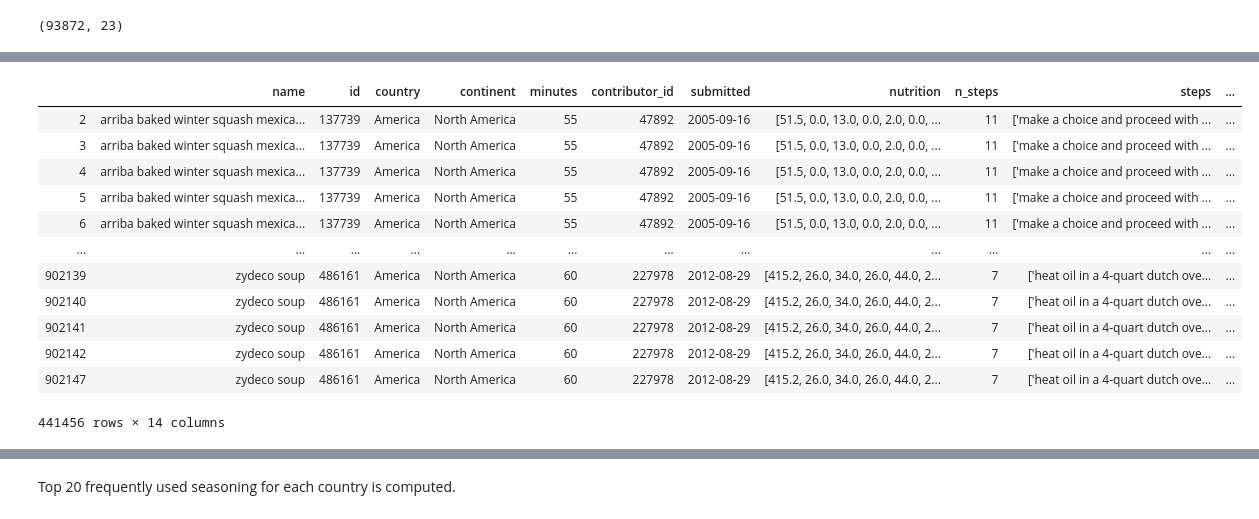
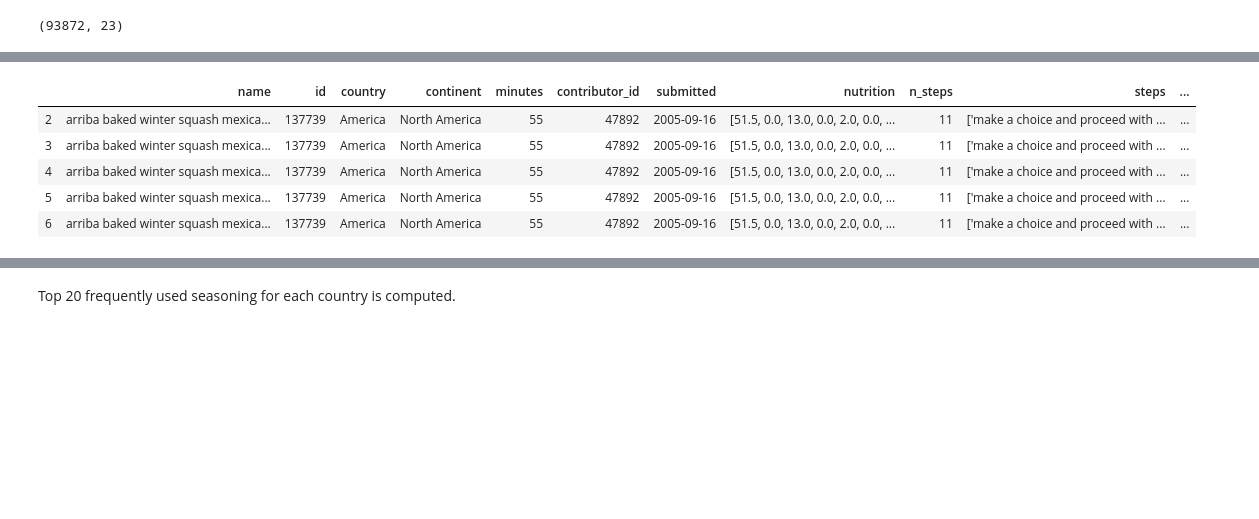
Before and after one commit to JiahuaWU/ada2019, a Jupyter notebook: cleaning.ipynb, the cells around one changed output, grey strips where cells are left out. Drawn from its saved outputs; the diff is of its cells as text; code cells hidden in the pictures; blank space fills up the shorter version.

```diff
--- a/cleaning.ipynb
+++ b/cleaning.ipynb
@@ -431,21 +418,14 @@ recipe_ingre['seasoning'] = recipe_ingre['seasoning'].apply(ast.literal_eval)
 recipe_ingre.reset_index(drop = True, inplace = True)
 recipe_ingre.drop(index = recipe_ingre[recipe_ingre['seasoning'].apply(len) == 0].index, inplace = True)
 # %%
-recipe_ingre
+recipe_ingre.head()
 # %% [output]
 |  | name | id | country | continent | minutes | contributor_id | submitted | nutrition | n_steps | steps | ... |
 | 2 | arriba baked winter squash mexica... | 137739 | America | North America | 55 | 47892 | 2005-09-16 | [51.5, 0.0, 13.0, 0.0, 2.0, 0.0, ... | 11 | ['make a choice and proceed with ... | ... |
 | 3 | arriba baked winter squash mexica... | 137739 | America | North America | 55 | 47892 | 2005-09-16 | [51.5, 0.0, 13.0, 0.0, 2.0, 0.0, ... | 11 | ['make a choice and proceed with ... | ... |
 | 4 | arriba baked winter squash mexica... | 137739 | America | North America | 55 | 47892 | 2005-09-16 | [51.5, 0.0, 13.0, 0.0, 2.0, 0.0, ... | 11 | ['make a choice and proceed with ... | ... |
 | 5 | arriba baked winter squash mexica... | 137739 | America | North America | 55 | 47892 | 2005-09-16 | [51.5, 0.0, 13.0, 0.0, 2.0, 0.0, ... | 11 | ['make a choice and proceed with ... | ... |
 | 6 | arriba baked winter squash mexica... | 137739 | America | North America | 55 | 47892 | 2005-09-16 | [51.5, 0.0, 13.0, 0.0, 2.0, 0.0, ... | 11 | ['make a choice and proceed with ... | ... |
-| ... | ... | ... | ... | ... | ... | ... | ... | ... | ... | ... | ... |
-| 902139 | zydeco soup | 486161 | America | North America | 60 | 227978 | 2012-08-29 | [415.2, 26.0, 34.0, 26.0, 44.0, 2... | 7 | ['heat oil in a 4-quart dutch ove... | ... |
-| 902140 | zydeco soup | 486161 | America | North America | 60 | 227978 | 2012-08-29 | [415.2, 26.0, 34.0, 26.0, 44.0, 2... | 7 | ['heat oil in a 4-quart dutch ove... | ... |
-| 902141 | zydeco soup | 486161 | America | North America | 60 | 227978 | 2012-08-29 | [415.2, 26.0, 34.0, 26.0, 44.0, 2... | 7 | ['heat oil in a 4-quart dutch ove... | ... |
-| 902142 | zydeco soup | 486161 | America | North America | 60 | 227978 | 2012-08-29 | [415.2, 26.0, 34.0, 26.0, 44.0, 2... | 7 | ['heat oil in a 4-quart dutch ove... | ... |
-| 902147 | zydeco soup | 486161 | America | North America | 60 | 227978 | 2012-08-29 | [415.2, 26.0, 34.0, 26.0, 44.0, 2... | 7 | ['heat oil in a 4-quart dutch ove... | ... |
-441456 rows × 14 columns
 # %%
 recipe_seasoning = recipe_ingre.explode('seasoning')
 # %%
```
Also changed, not shown: parts of 21 cells of this notebook.
